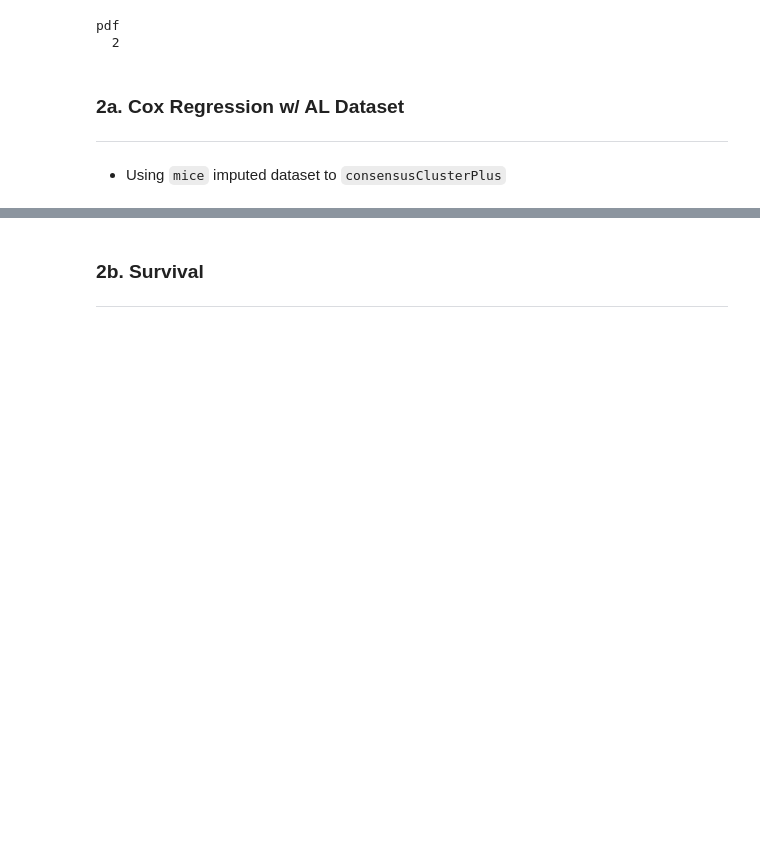
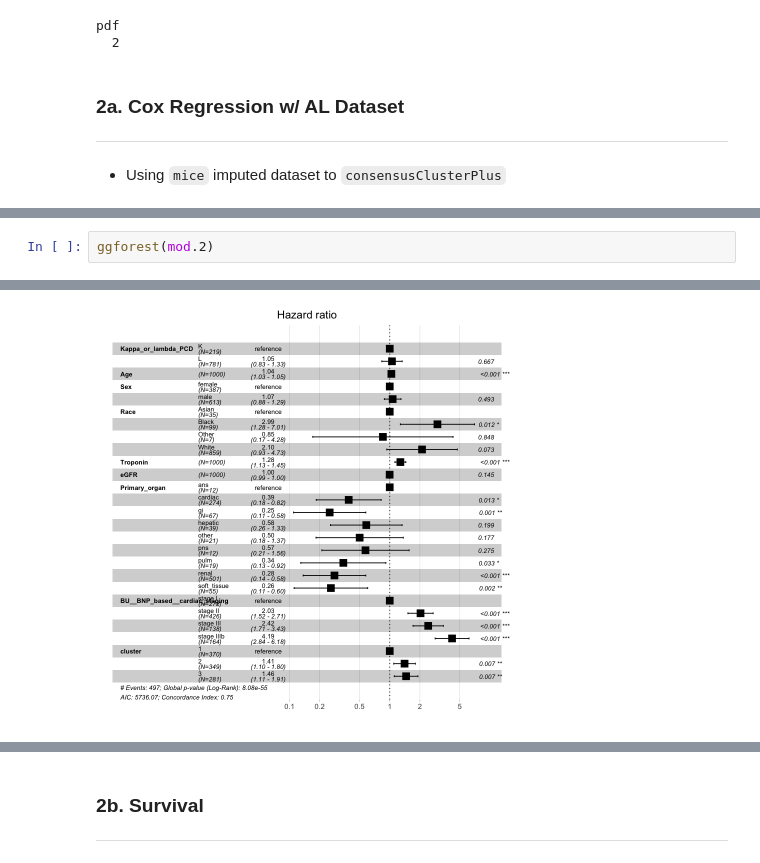
Before and after one commit to shankara-a/amyloidosis_bmc_2023, a Jupyter notebook: 04_survival.ipynb, the cells around one changed output, grey strips where cells are left out. Drawn from its saved outputs; the diff is of its cells as text; blank space fills up the shorter version.

```diff
--- a/04_survival.ipynb
+++ b/04_survival.ipynb
@@ -128,0 +242,3 @@ ggforest(cox_model)
+# %%
+ggforest(mod.2)
+# %% [output]
@@ -128,0 +247 @@ ggforest(cox_model)
+[figure, added]
```
Also changed, not shown: parts of 34 cells of this notebook, 4 other files.
